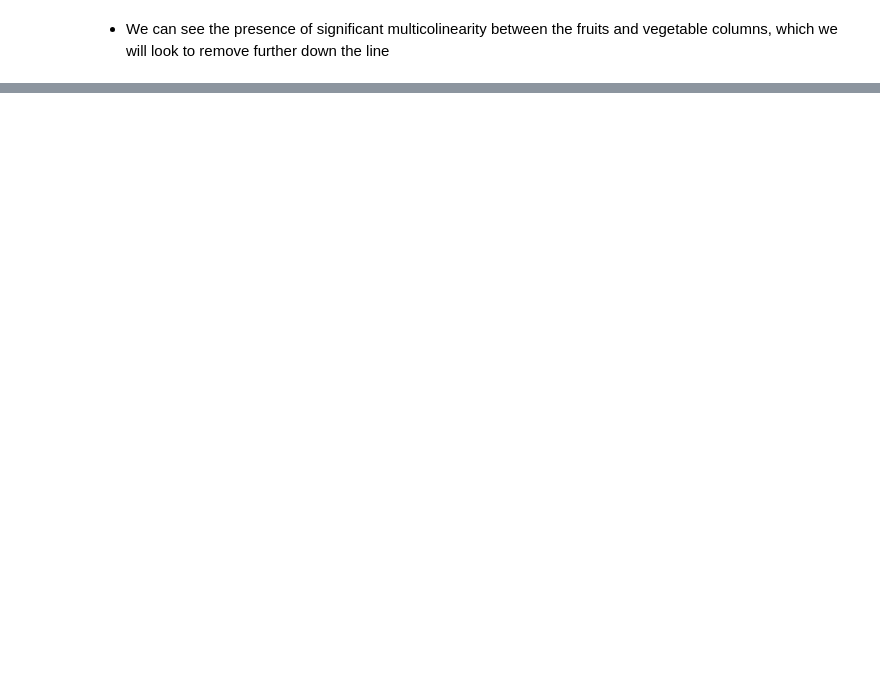
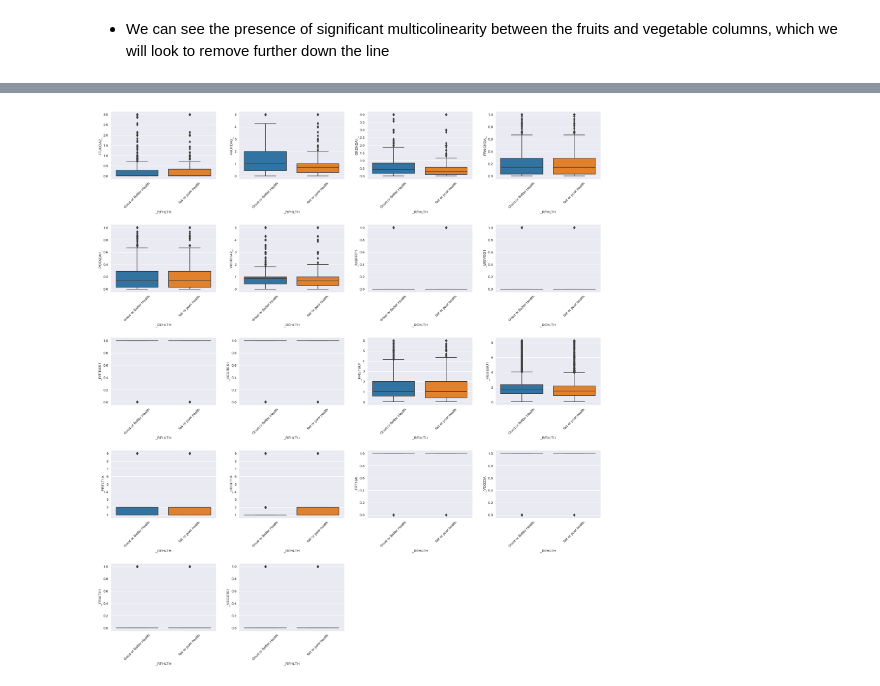
Before and after one commit to OBINNADINNEYA/BRFSS_BIGDATA_PROJECT, a Jupyter notebook: Exploratory Data Analysis.ipynb, the cells around one changed output, grey strips where cells are left out. Cells and saved outputs as stored; diff of their text form; code cells hidden in the pictures; blank space fills up the shorter version.

```diff
--- a/Exploratory Data Analysis.ipynb
+++ b/Exploratory Data Analysis.ipynb
@@ -130,3 +186,10 @@ sns.heatmap(clean_2019[num_cols].corr(),cmap='seismic',annot=True)
 <Axes: >
 <Figure size 1200x800 with 0 Axes>
 [figure]
+# %%
+#Check for correlation between the numeric vairbales
+#2021
+plt.figure(figsize=(12,8))
+plt.figure(figsize=(22,22))
+sns.set_style('darkgrid')
+sns.heatmap(clean_2019[num_cols].corr(),cmap='seismic',annot=True)
@@ -344,0 +227,12 @@ Conclusion: mean total CVD cases for those who eat less than 5 servings of F&V i
+# %%
+# Create a boxplot for each fruit and vegetable variable against the categorical target variable(_RFHLTH)
+
+#2019
+plt.figure(figsize=(20,25))
+for i,j in zip(fv_cols, range(len(fv_cols))):
+    plt.subplot(6,4,j+1)
+    plt.xticks(rotation=45)
+    sns.boxplot(data=clean_2019, x='_RFHLTH', y=i)
+plt.tight_layout(pad=3.0)
+# %% [output]
+[figure, added]
```
Also changed, not shown: parts of 57 cells of this notebook.
